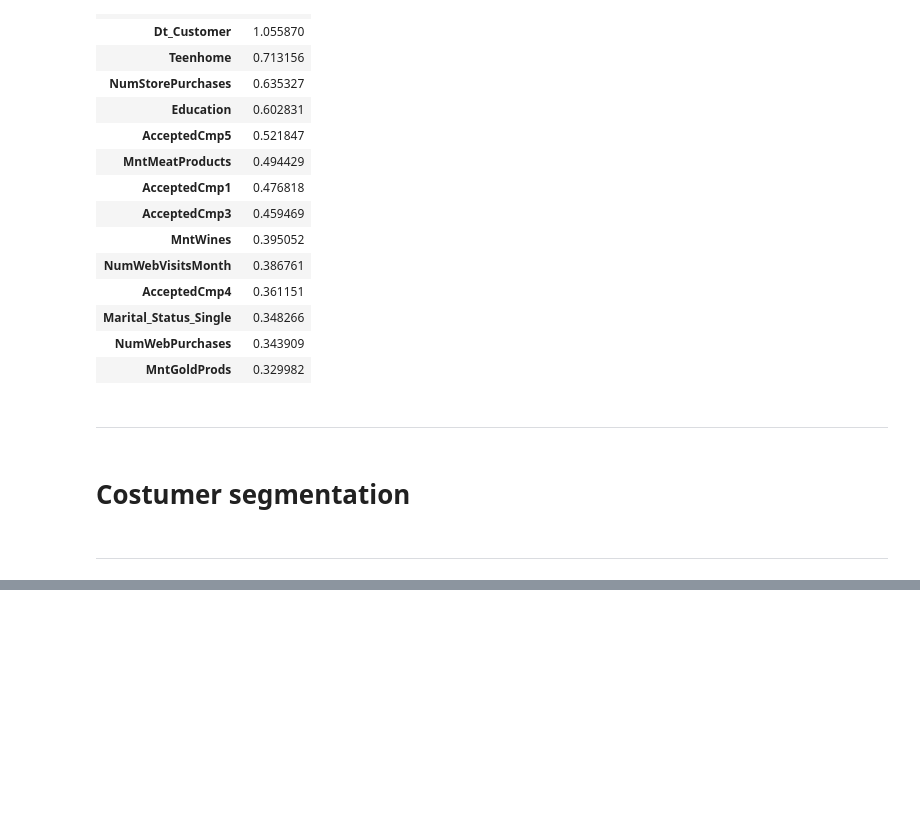
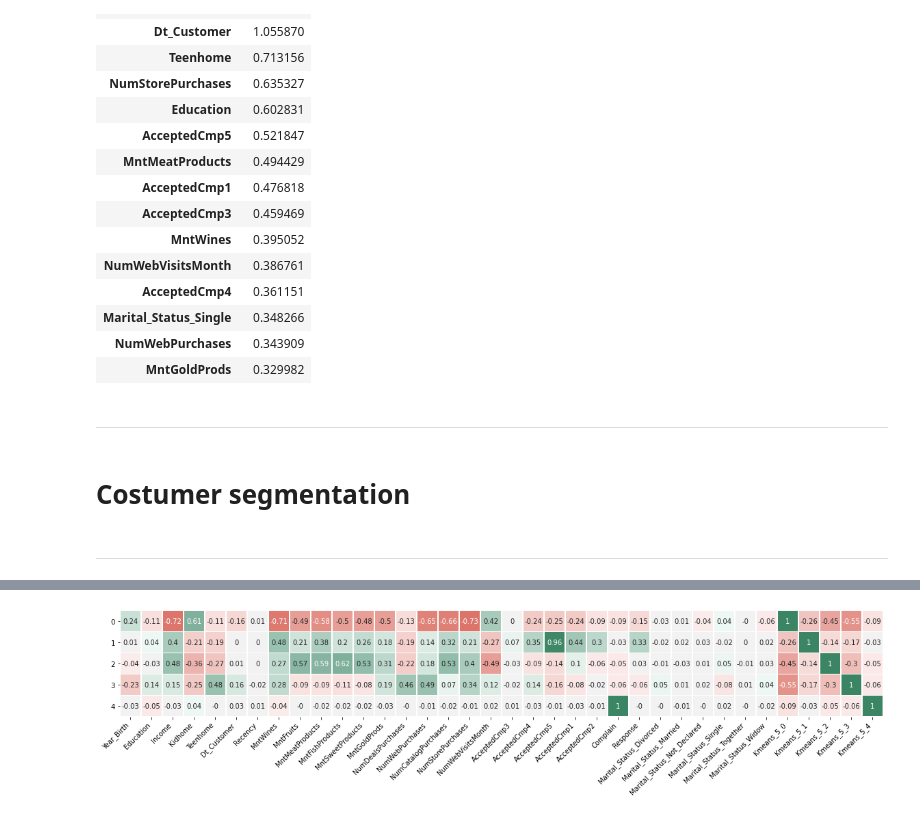
Before and after one commit to TMKlautau/ifood_test_case_start_to_finish, a Jupyter notebook: Ifood_Data_analysis.ipynb, the cells around one changed output, grey strips where cells are left out. Cells and saved outputs as stored; diff of their text form; code cells hidden in the pictures; blank space fills up the shorter version.

```diff
--- a/Ifood_Data_analysis.ipynb
+++ b/Ifood_Data_analysis.ipynb
@@ -1046,0 +1052,4 @@ pd.DataFrame(data= {'coeficient':lg.coef_[0]}, index= feature_names).abs().sort_
+# %%
+kmeans5 = KMeans(n_clusters = 5, random_state=345)
+# %%
+kmeans5.fit(X)
@@ -1046,0 +1058,3 @@ pd.DataFrame(data= {'coeficient':lg.coef_[0]}, index= feature_names).abs().sort_
+# %%
+ffdf['Kmeans_5'] = kmeans5.labels_
+ffdf['Kmeans_5'] = ffdf.Kmeans_5.astype('category')
@@ -1046,0 +1106,5 @@ pd.DataFrame(data= {'coeficient':lg.coef_[0]}, index= feature_names).abs().sort_
+# %%
+ffdf_5 = pd.get_dummies(ffdf)
+correlations = pd.DataFrame([{column:ffdf_5[column].corr(ffdf_5['Kmeans_5_' + str(i)]) for column in ffdf_5.columns.tolist()} for i in range(5)])
+with pd.option_context('display.max_columns', None):
+    display(correlations)
@@ -1046,0 +1118,8 @@ pd.DataFrame(data= {'coeficient':lg.coef_[0]}, index= feature_names).abs().sort_
+# %%
+corr_fig, corr_ax = plt.subplots(figsize=(20,20))
+sns.heatmap(correlations.round(2), vmin=-1, vmax=1, center=0, cmap=sns.diverging_palette(15, 150, center='light', n=200), square=True, yticklabels=1, annot=True, cbar=False, linewidths=.3, ax=corr_ax)
+plt.xticks(rotation=45, horizontalalignment='right')
+plt.yticks(rotation='horizontal')
+plt.show()
+# %% [output]
+[figure, added]
```
Also changed, not shown: parts of 41 cells of this notebook, 1 other file.
